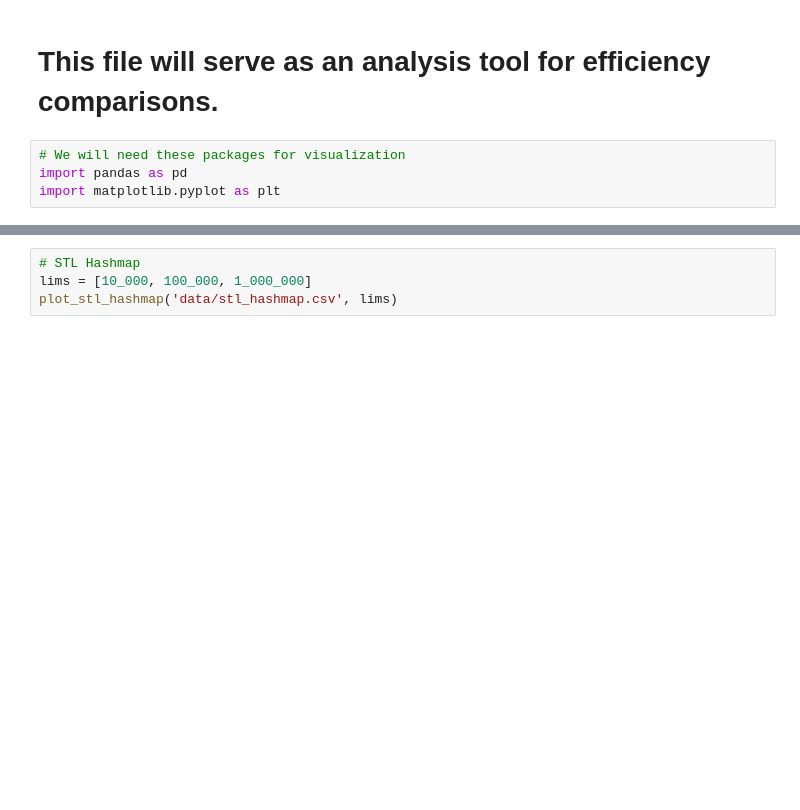
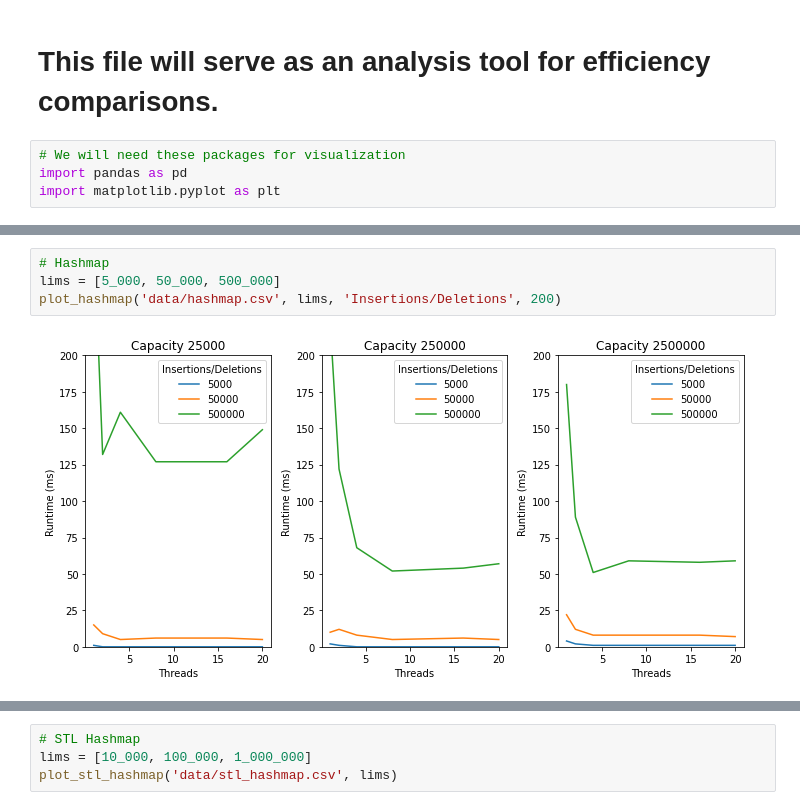
Before and after one commit to TylerMathis/ThreadSafeHashmap, a Jupyter notebook: analysis/notebook.ipynb, the cells around one changed output, grey strips where cells are left out. Saved outputs shown, nothing was run; the diff lists cells and outputs as text; blank space fills up the shorter version.

```diff
--- a/analysis/notebook.ipynb
+++ b/analysis/notebook.ipynb
@@ -80,5 +80,11 @@ plot_hashmap('data/hashmap.csv', lims, 800)
 # %% [output]
 [figure]
+# %%
+# Hashmap
+lims = [5_000, 50_000, 500_000]
+plot_hashmap('data/hashmap.csv', lims, 'Insertions/Deletions', 200)
+# %% [output]
+[figure, added]
 # %%
 # Managed Hashmap
 lims = [10_000, 100_000]
```
Also changed, not shown: parts of 5 cells of this notebook, 6 other files.
